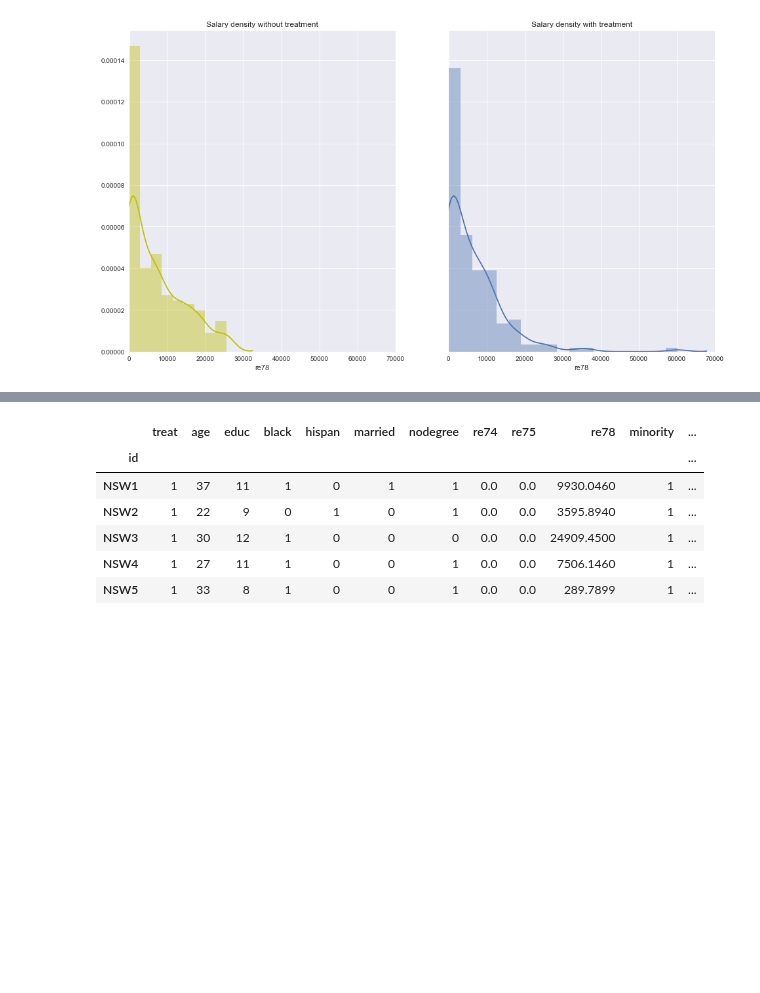
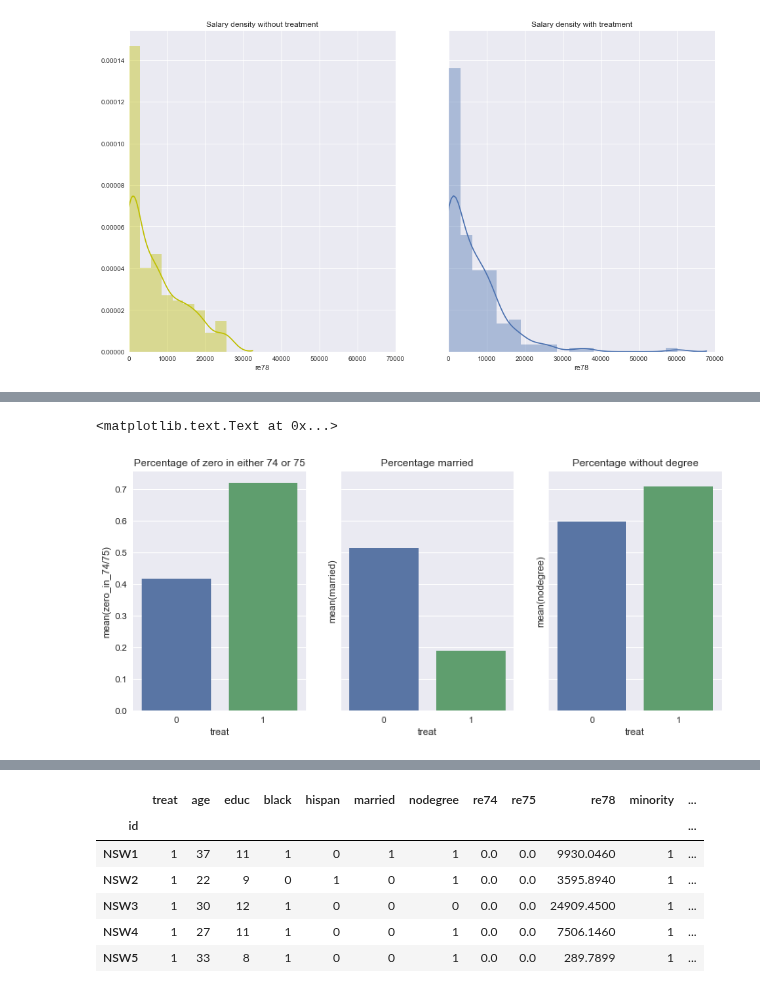
Before and after one commit to roman-bachmann/prayingmantissa, a Jupyter notebook: homework04/notebook.ipynb, the cells around one changed output, grey strips where cells are left out. Saved outputs shown, nothing was run; the diff lists cells and outputs as text; code cells hidden in the pictures; blank space fills up the shorter version.

```diff
--- a/homework04/notebook.ipynb
+++ b/homework04/notebook.ipynb
@@ -96 +106,10 @@ sns.barplot(x='treat', y='nodegree', data=lalonde, ax=axs[2], ci=None).set_title
+# %%
+fig, axs = plt.subplots(1, 3, figsize=(12, 5),sharey = True)
+
+sns.barplot(x='treat', y='zero_in_74/75', data=lalonde, ax=axs[0], ci=None).set_title('Percentage of zero in either 74 or 75')
+sns.barplot(x='treat', y='married', data=lalonde, ax=axs[1], ci=None).set_title('Percentage married')
+sns.barplot(x='treat', y='nodegree', data=lalonde, ax=axs[2], ci=None).set_title('Percentage without degree')
+# %% [output]
+<matplotlib.text.Text at 0x...>
+[figure, added]
 # %% [markdown]
```
Also changed, not shown: parts of 57 cells of this notebook.
